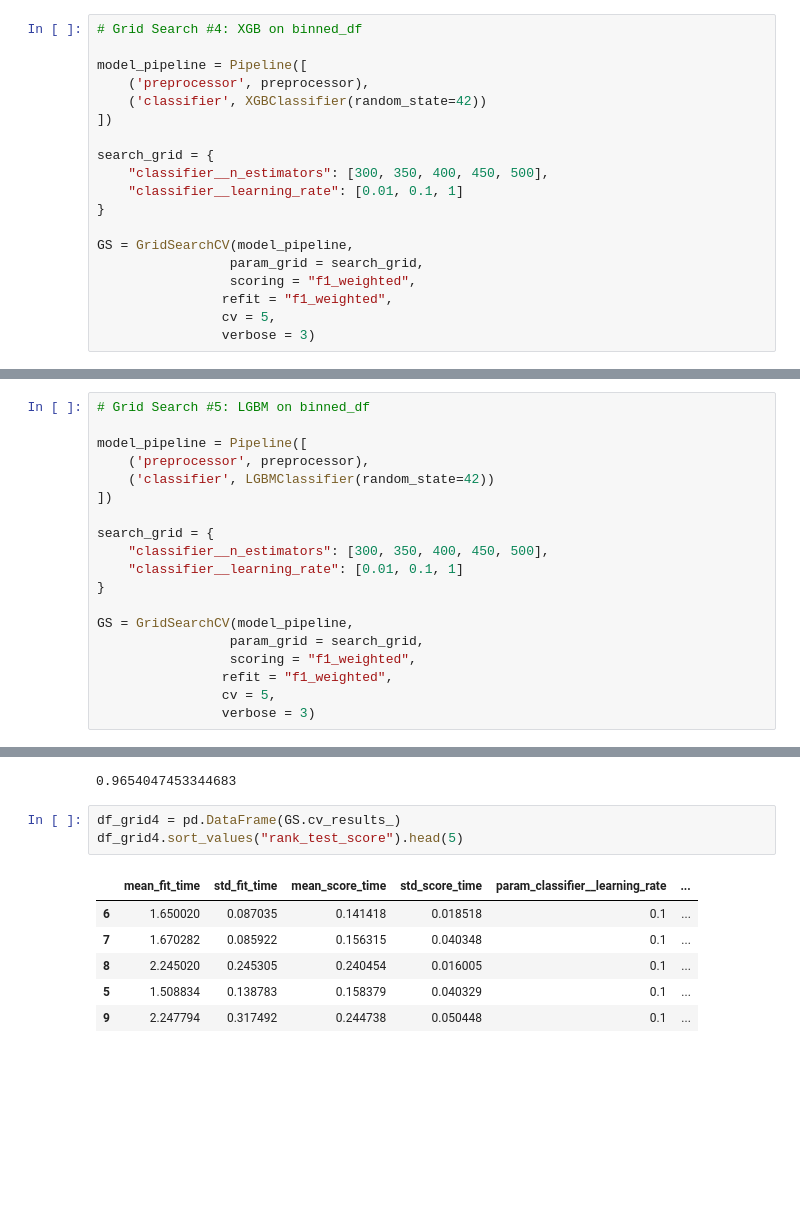
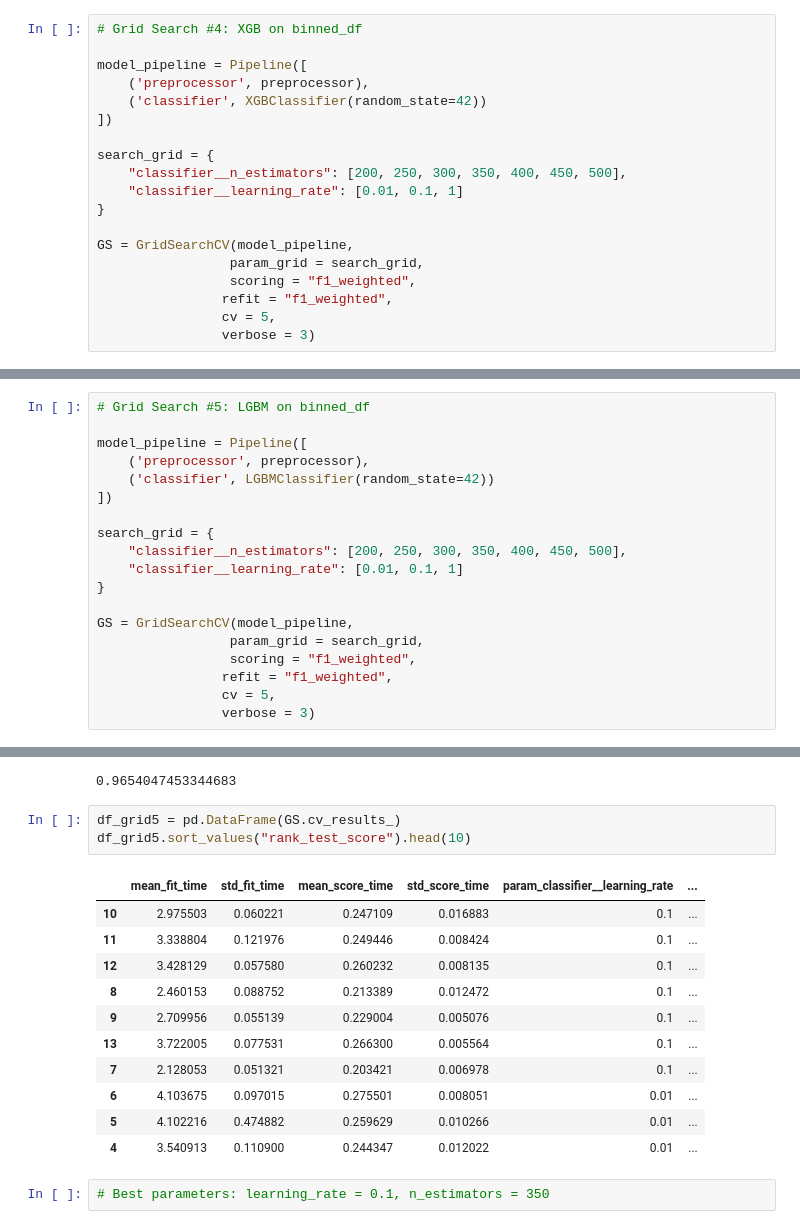
Before and after one commit to martabaker/ds_project_4, a Jupyter notebook: Notebooks/Models_Sarah_pipeline.ipynb, the cells around one changed output, grey strips where cells are left out. Drawn from its saved outputs; the diff is of its cells as text; blank space fills up the shorter version.

```diff
--- a/Notebooks/Models_Sarah_pipeline.ipynb
+++ b/Notebooks/Models_Sarah_pipeline.ipynb
@@ -2467,7 +2467,7 @@ model_pipeline = Pipeline([
 ])
 
 search_grid = {
-    "classifier__n_estimators": [300, 350, 400, 450, 500],
+    "classifier__n_estimators": [200, 250, 300, 350, 400, 450, 500],
     "classifier__learning_rate": [0.01, 0.1, 1]
 }
 
@@ -2550,7 +2555,7 @@ model_pipeline = Pipeline([
 ])
 
 search_grid = {
-    "classifier__n_estimators": [300, 350, 400, 450, 500],
+    "classifier__n_estimators": [200, 250, 300, 350, 400, 450, 500],
     "classifier__learning_rate": [0.01, 0.1, 1]
 }
 
@@ -2615,12 +2620,19 @@ GS.best_score_
 # %% [output]
 0.9654047453344683
 # %%
-df_grid4 = pd.DataFrame(GS.cv_results_)
-df_grid4.sort_values("rank_test_score").head(5)
+df_grid5 = pd.DataFrame(GS.cv_results_)
+df_grid5.sort_values("rank_test_score").head(10)
 # %% [output]
 |  | mean_fit_time | std_fit_time | mean_score_time | std_score_time | param_classifier__learning_rate | ... |
-| 6 | 1.650020 | 0.087035 | 0.141418 | 0.018518 | 0.1 | ... |
-| 7 | 1.670282 | 0.085922 | 0.156315 | 0.040348 | 0.1 | ... |
-| 8 | 2.245020 | 0.245305 | 0.240454 | 0.016005 | 0.1 | ... |
-| 5 | 1.508834 | 0.138783 | 0.158379 | 0.040329 | 0.1 | ... |
-| 9 | 2.247794 | 0.317492 | 0.244738 | 0.050448 | 0.1 | ... |
+| 10 | 2.975503 | 0.060221 | 0.247109 | 0.016883 | 0.1 | ... |
+| 11 | 3.338804 | 0.121976 | 0.249446 | 0.008424 | 0.1 | ... |
+| 12 | 3.428129 | 0.057580 | 0.260232 | 0.008135 | 0.1 | ... |
+| 8 | 2.460153 | 0.088752 | 0.213389 | 0.012472 | 0.1 | ... |
+| 9 | 2.709956 | 0.055139 | 0.229004 | 0.005076 | 0.1 | ... |
+| 13 | 3.722005 | 0.077531 | 0.266300 | 0.005564 | 0.1 | ... |
+| 7 | 2.128053 | 0.051321 | 0.203421 | 0.006978 | 0.1 | ... |
+| 6 | 4.103675 | 0.097015 | 0.275501 | 0.008051 | 0.01 | ... |
+| 5 | 4.102216 | 0.474882 | 0.259629 | 0.010266 | 0.01 | ... |
+| 4 | 3.540913 | 0.110900 | 0.244347 | 0.012022 | 0.01 | ... |
+# %%
+# Best parameters: learning_rate = 0.1, n_estimators = 350
```
Also changed, not shown: parts of 10 cells of this notebook, 2 other files.
